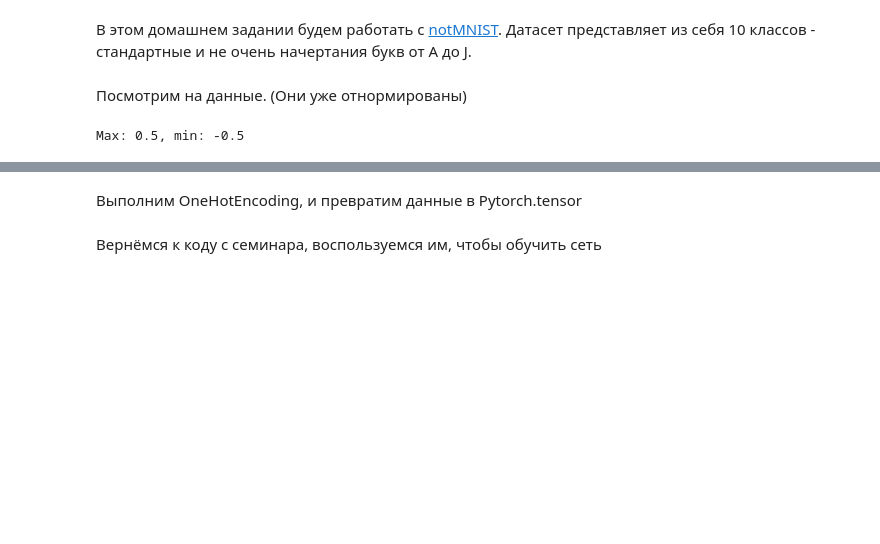
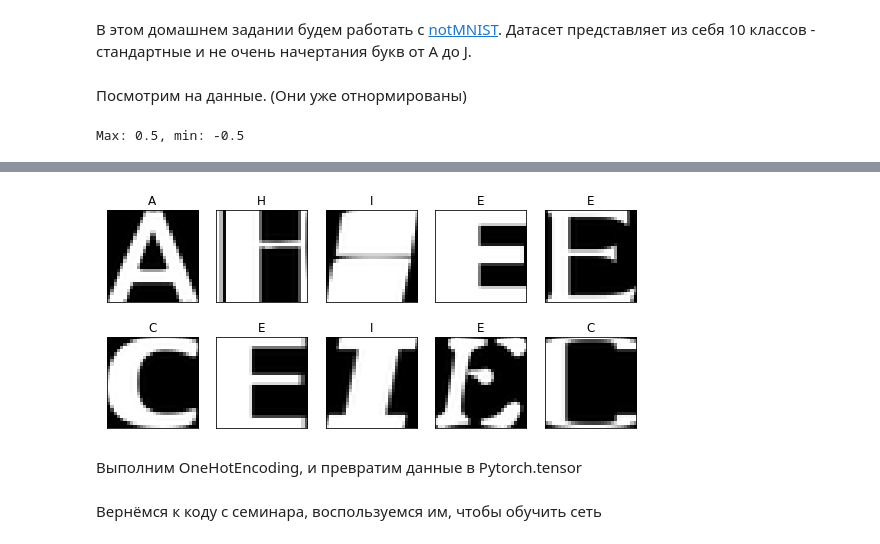
Before and after one commit to bazitur/dlschl-homeworks, a Jupyter notebook: homeworks/hw06/[hw6]Homework-First-CNN.ipynb, the cells around one changed output, grey strips where cells are left out. Saved outputs shown, nothing was run; the diff lists cells and outputs as text; code cells hidden in the pictures; blank space fills up the shorter version.

```diff
--- a/homeworks/hw06/[hw6]Homework-First-CNN.ipynb
+++ b/homeworks/hw06/[hw6]Homework-First-CNN.ipynb
@@ -35,10 +35,3 @@ y_test_encoded = encoder.transform(y_test)
 print('Max: {}, min: {}'.format(X_train.max(), X_train.min()))
 # %% [output]
 Max: 0.5, min: -0.5
-# %%
-for i in range(10):
-    sample_id = np.random.randint(0, len(y_train))
-    print(y_train[sample_id])
-    plt.figure(figsize=(2,2))
-    plt.imshow(X_train[sample_id], cmap='gray')
-    plt.show()
@@ -59,3 +38,18 @@ E
+# %%
+def plot_gallery(images, titles, n_row=3, n_col=6, cmap="gray"):
+    plt.figure(figsize=(1.5 * n_col, 1.7 * n_row))
+    plt.subplots_adjust(bottom=0, left=.01, right=.99, top=.90, hspace=.35)
+    for i in range(n_row * n_col):
+        plt.subplot(n_row, n_col, i + 1)
+        plt.imshow(images[i], cmap=cmap, interpolation='nearest')
+        plt.title(titles[i], size=12)
+        plt.xticks(())
+        plt.yticks(())
+# %%
+sample_ids = np.random.choice(X_train.shape[0], 10, replace=False)
+plot_gallery(X_train[sample_ids], y_train[sample_ids], 2, 5)
+# %% [output]
+[figure, added]
 # %% [markdown]
 Выполним OneHotEncoding, и превратим данные в Pytorch.tensor
 # %%
```
Also changed, not shown: parts of 21 cells of this notebook, 1 other file.
